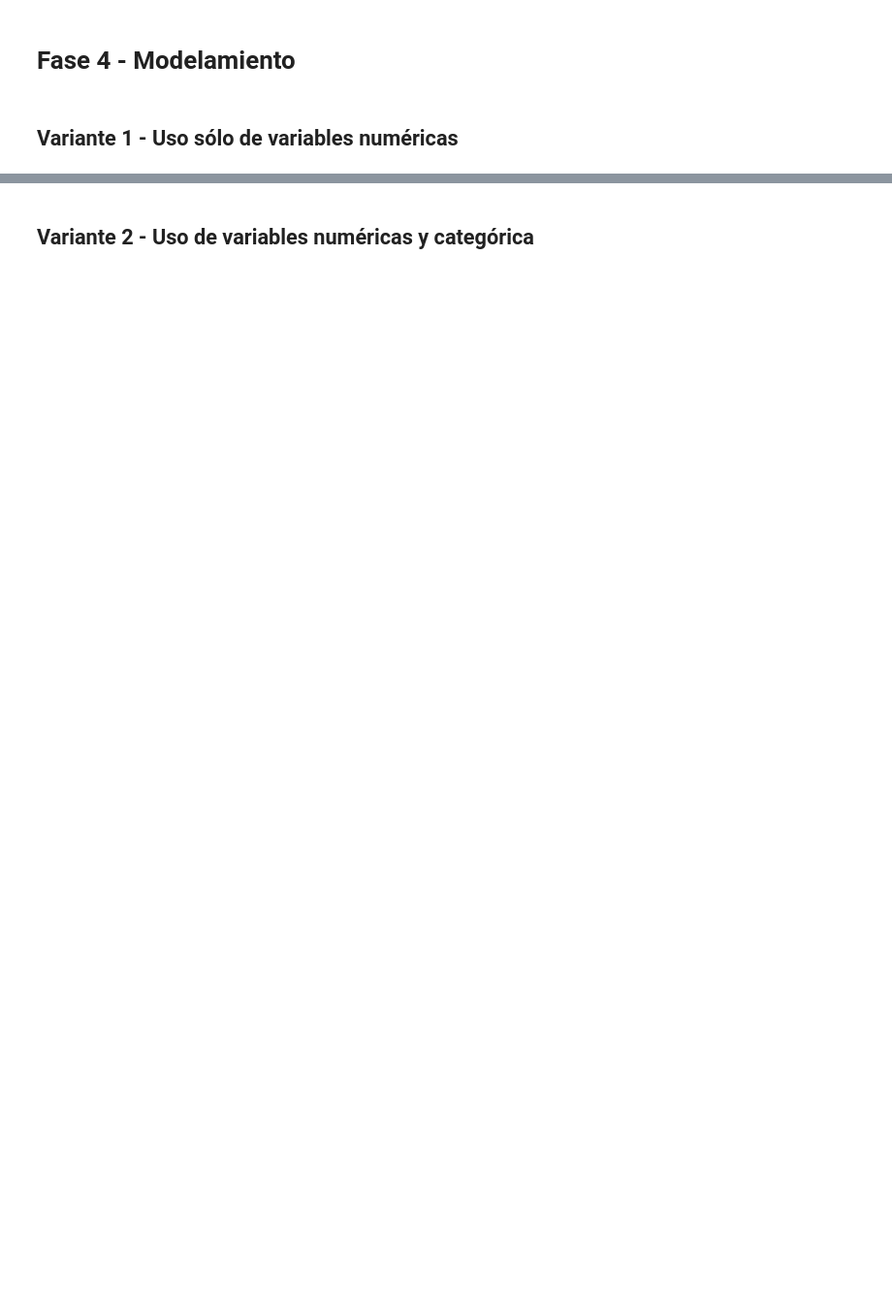
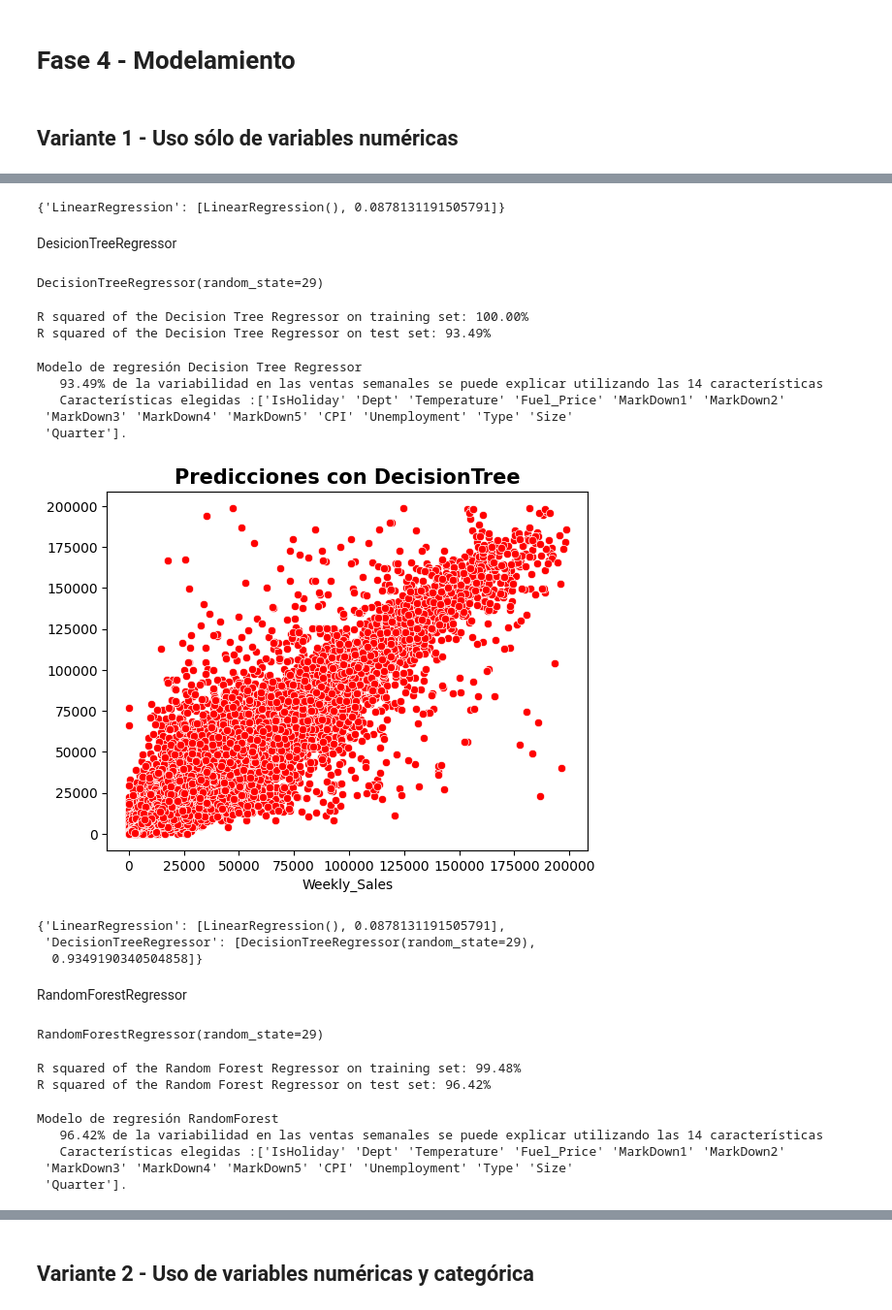
Before and after one commit to Tyrf1ng/InteligenciaArtificial, a Jupyter notebook: Base_620454_Evaluacion_1_Modelos_de_regresion.ipynb, the cells around one changed output, grey strips where cells are left out. Shown at 97% size. Saved outputs shown, nothing was run; the diff lists cells and outputs as text; code cells hidden in the pictures; blank space fills up the shorter version.

```diff
--- a/Base_620454_Evaluacion_1_Modelos_de_regresion.ipynb
+++ b/Base_620454_Evaluacion_1_Modelos_de_regresion.ipynb
@@ -555,0 +627,36 @@ df_final = dt_final_dummies_manual
+# %%
+history
+# %% [output]
+{'LinearRegression': [LinearRegression(), 0.0878131191505791]}
+# %% [markdown]
+DesicionTreeRegressor
+# %%
+#Creacion del modelo
+model_tree = DecisionTreeRegressor(random_state=29)
+#Entrenamiento del modelo
+model_tree.fit(X_train, y_train)
+# %% [output]
+DecisionTreeRegressor(random_state=29)
+# %%
+#Evaluacion del modelo
+print("R squared of the Decision Tree Regressor on training set: {:.2%}".format(model_tree.score(X_train, y_train)))
+print("R squared of the Decision Tree Regressor on test set: {:.2%}".format(model_tree.score(X_test, y_test)))
+# %% [output]
+R squared of the Decision Tree Regressor on training set: 100.00%
+R squared of the Decision Tree Regressor on test set: 93.49%
+# %%
+#Interpretacion en el negocio
+print(interpretacion("Decision Tree Regressor", X_train.columns, model_tree.score(X_test, y_test)))
+# %% [output]
+Modelo de regresión Decision Tree Regressor
+   93.49% de la variabilidad en las ventas semanales se puede explicar utilizando las 14 características
+   Características elegidas :['IsHoliday' 'Dept' 'Temperature' 'Fuel_Price' 'MarkDown1' 'MarkDown2'
+ 'MarkDown3' 'MarkDown4' 'MarkDown5' 'CPI' 'Unemployment' 'Type' 'Size'
+ 'Quarter'].
+# %%
+# Realiza predicciones
+y_pred_tree = model_tree.predict(X_test)
+sb.scatterplot(x=y_test , y=y_pred_tree, color="red")
+plt.title("Predicciones con DecisionTree", fontsize=15, fontweight="bold");
+# %% [output]
+[figure, added]
@@ -555,0 +666,31 @@ df_final = dt_final_dummies_manual
+# %%
+history
+# %% [output]
+{'LinearRegression': [LinearRegression(), 0.0878131191505791],
+ 'DecisionTreeRegressor': [DecisionTreeRegressor(random_state=29),
+  0.9349190340504858]}
+# %% [markdown]
+RandomForestRegressor
+# %%
+# Creación del modelo
+model_rf = RandomForestRegressor(n_estimators=100, random_state=29)
+# Entrenamiento del modelo
+model_rf.fit(X_train, y_train)
+# %% [output]
+RandomForestRegressor(random_state=29)
+# %%
+# Evaluación
+print("R squared of the Random Forest Regressor on training set: {:.2%}".format(model_rf.score(X_train, y_train)))
+print("R squared of the Random Forest Regressor on test set: {:.2%}".format(model_rf.score(X_test, y_test)))
+# %% [output]
+R squared of the Random Forest Regressor on training set: 99.48%
+R squared of the Random Forest Regressor on test set: 96.42%
+# %%
+# Interpretación en el negocio
+print(interpretacion("RandomForest", X_train.columns, model_rf.score(X_test, y_test)))
+# %% [output]
+Modelo de regresión RandomForest
+   96.42% de la variabilidad en las ventas semanales se puede explicar utilizando las 14 características
+   Características elegidas :['IsHoliday' 'Dept' 'Temperature' 'Fuel_Price' 'MarkDown1' 'MarkDown2'
+ 'MarkDown3' 'MarkDown4' 'MarkDown5' 'CPI' 'Unemployment' 'Type' 'Size'
+ 'Quarter'].
```
Also changed, not shown: parts of 82 cells of this notebook.
